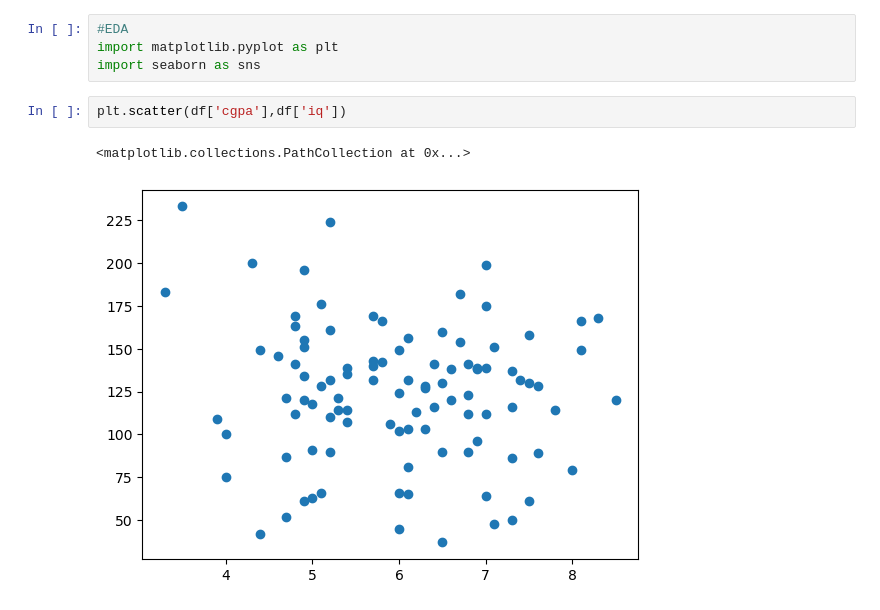
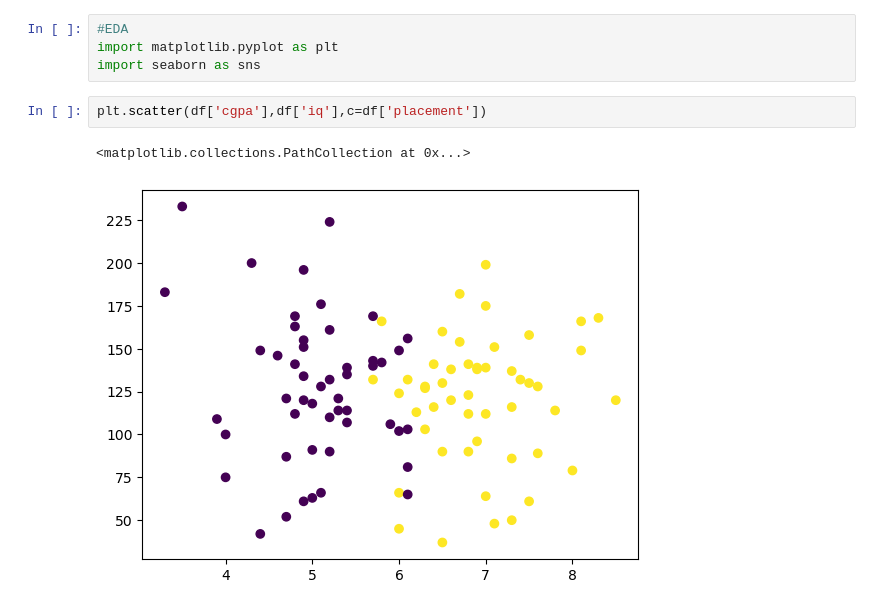
Before and after one commit to sanjogbhalla16/ML-CampusX, a Jupyter notebook: Day13-CampuX.ipynb, the cells around one changed output. Cells and saved outputs as stored; diff of their text form.

Commit message:
learned about scatter function

```diff
--- a/Day13-CampuX.ipynb
+++ b/Day13-CampuX.ipynb
@@ -59,7 +59,7 @@ df
 import matplotlib.pyplot as plt
 import seaborn as sns
 # %%
-plt.scatter(df['cgpa'],df['iq'])
+plt.scatter(df['cgpa'],df['iq'],c=df['placement'])
 # %% [output]
 <matplotlib.collections.PathCollection at 0x...>
-[figure, old version]
+[figure, new version]
```
